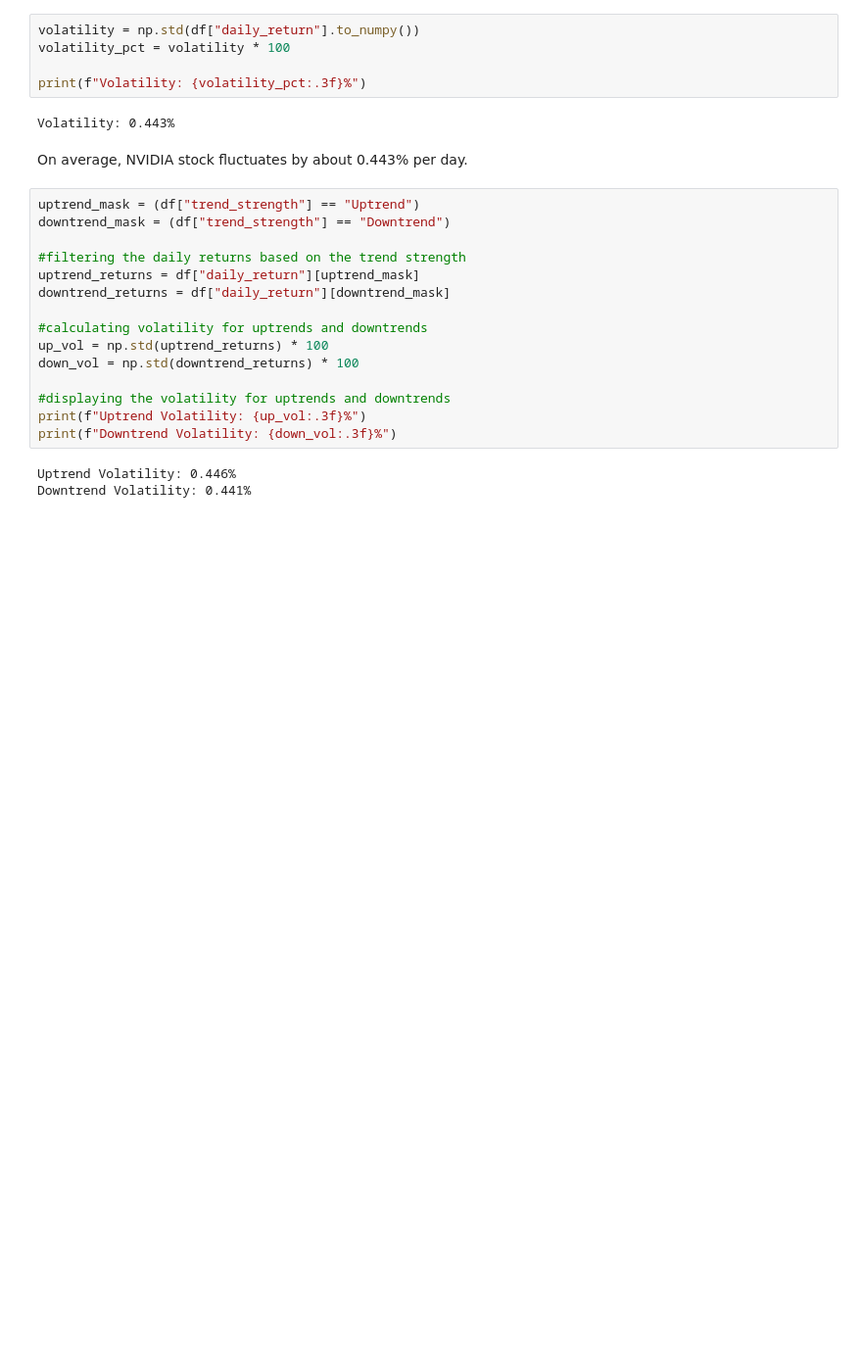
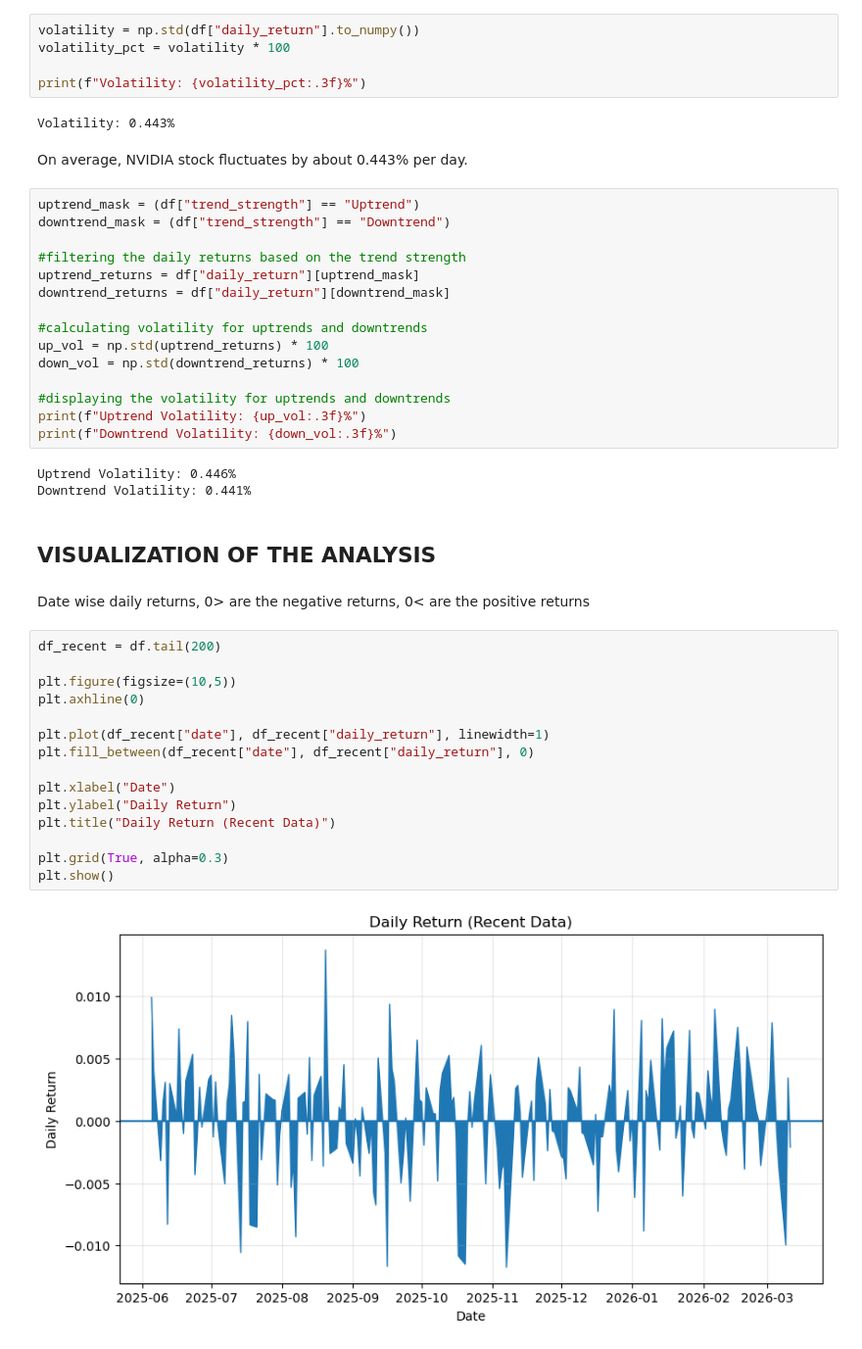
Before and after one commit to AadyaTrivedi/nvidia-stock-analysis, a Jupyter notebook: notebook/stocks.ipynb, the cells around one changed output. Shown at 98% size. Cells and saved outputs as stored; diff of their text form; blank space fills up the shorter version.

Commit message:
Added matplotlib visualizations and improved analysis plots

```diff
--- a/notebook/stocks.ipynb
+++ b/notebook/stocks.ipynb
@@ -285,3 +273,24 @@ print(f"Downtrend Volatility: {down_vol:.3f}%")
 # %% [output]
 Uptrend Volatility: 0.446%
 Downtrend Volatility: 0.441%
+# %% [markdown]
+## VISUALIZATION OF THE ANALYSIS
+# %% [markdown]
+Date wise daily returns, 0> are the negative returns, 0< are the positive returns
+# %%
+df_recent = df.tail(200)
+
+plt.figure(figsize=(10,5))
+plt.axhline(0)
+
+plt.plot(df_recent["date"], df_recent["daily_return"], linewidth=1)
+plt.fill_between(df_recent["date"], df_recent["daily_return"], 0)
+
+plt.xlabel("Date")
+plt.ylabel("Daily Return")
+plt.title("Daily Return (Recent Data)")
+
+plt.grid(True, alpha=0.3)
+plt.show()
+# %% [output]
+[figure, added]
```
Also changed, not shown: parts of 15 cells of this notebook, 1 other file.
